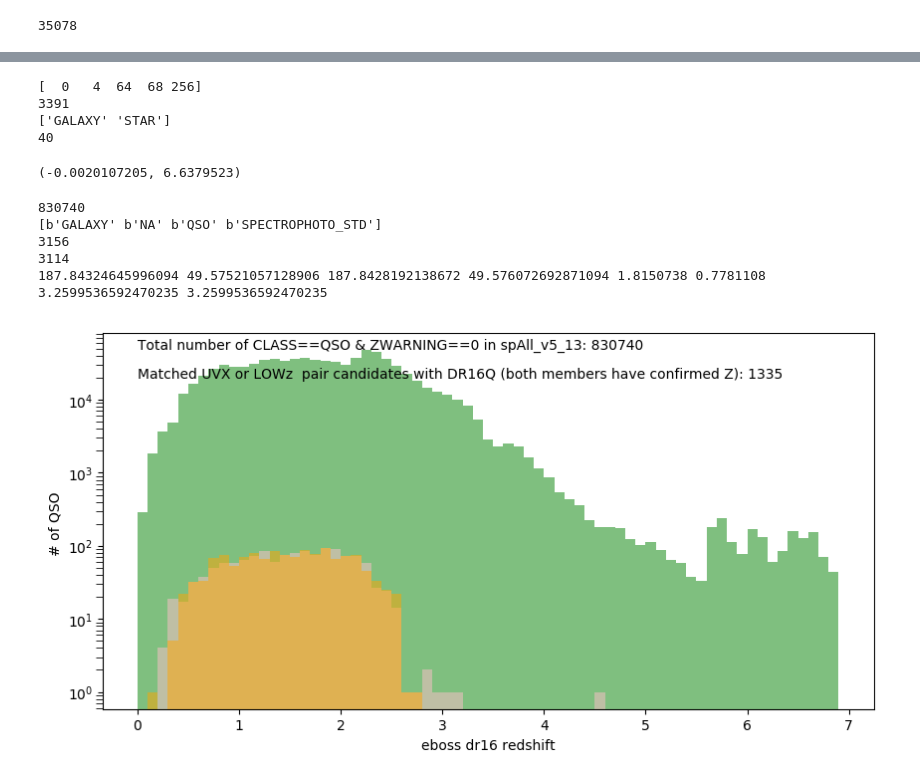
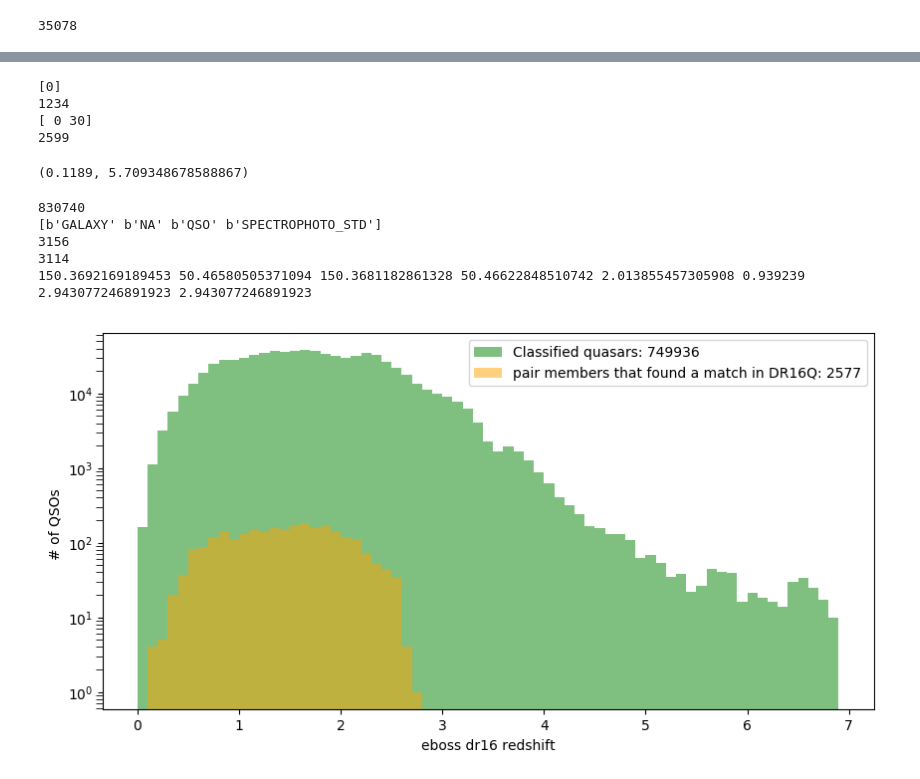
Before and after one commit to Srheft/HOD, a Jupyter notebook: cls_nb/KDE_eboss_closepairs.ipynb, the cells around one changed output, grey strips where cells are left out. Saved outputs shown, nothing was run; the diff lists cells and outputs as text; code cells hidden in the pictures.

```diff
--- a/cls_nb/KDE_eboss_closepairs.ipynb
+++ b/cls_nb/KDE_eboss_closepairs.ipynb
@@ -55,12 +99,12 @@ from astrometry.libkd import spherematch
 radius_in_deg = 2.9/3600.
 
 ### without limiting
+a = a[(a['GMAG2']<20.85) & (a['GMAG1'] < 20.85)] # 10054
+dq = d[qso]
 
-a = a[(a['GMAG2']<20.85) & (a['GMAG1'] < 20.85)]
+(m1,m2,distance1) = spherematch.match_radec(a['RA1'], a['DEC1'], dq['RA'], dq['DEC'], radius_in_deg,nearest=True,notself=True)
 
-(m1,m2,distance1) = spherematch.match_radec(a['RA1'], a['DEC1'], d['RA'], d['DEC'], radius_in_deg,nearest=True,notself=True)
-
-(m12,m22,distance2) = spherematch.match_radec(a['RA2'], a['DEC2'], d['RA'], d['DEC'], radius_in_deg,nearest=True,notself=True)
+(m12,m22,distance2) = spherematch.match_radec(a['RA2'], a['DEC2'], dq['RA'], dq['DEC'], radius_in_deg,nearest=True,notself=True)
 
 print(len(m1),len(m12))
 
@@ -99,7 +143,10 @@ for p in range(len(a)):
 
                 same_catch +=1
 
-            elif all((d['CLASS'][m2[w1][0]] == 'QSO') & (d['ZWARNING'][m2[w1][0]] == 0) & (d['CLASS'][m22[w12][0]] == 'QSO') & (d['ZWARNING'][m22[w12][0]] == 0) ):
+            #elif all((d['CLASS'][m2[w1][0]] == 'QSO') & (d['ZWARNING'][m2[w1][0]] == 0) & (d['CLASS'][m22[w12][0]] == 'QSO') & (d['ZWARNING'][m22[w12][0]] == 0) ):
+            elif all((dq['CLASS_PERSON'][m2[w1][0]] ==3) | (dq['CLASS_PERSON'][m2[w1][0]] ==0) & (dq['ZWARN_PCA'][m2[w1][0]] == 0) \
+                     & (dq['CLASS_PERSON'][m22[w12][0]] == 3) | (dq['CLASS_PERSON'][m22[w12][0]] == 0) & (dq['ZWARN_PCA'][m22[w12][0]] == 0) ):
+
 
                 good_catch +=1
                 goodind1.append(m1[w1][0])
@@ -107,12 +154,14 @@ for p in range(len(a)):
                 zind1.append(m2[w1][0])
                 zind2.append(m22[w12][0])
 
-            elif all((d['CLASS'][m2[w1][0]] != 'QSO') | (d['ZWARNING'][m2[w1][0]] > 0)):
+            #elif all((d['CLASS'][m2[w1][0]] != 'QSO') | (d['ZWARNING'][m2[w1][0]] > 0)):
+            elif all((dq['CLASS_PERSON'][m2[w1][0]] != 3) | (dq['ZWARN_PCA'][m2[w1][0]]> 0)):
 
                 q_NA_zind.append(m2[w1][0])
                 q_NA_flag.append(p)
 
-            elif  all((d['CLASS'][m22[w12][0]] != 'QSO') & (d['ZWARNING'][m22[w12][0]] > 0)):
+            #elif  all((d['CLASS'][m22[w12][0]] != 'QSO') & (d['ZWARNING'][m22[w12][0]] > 0)):
+            elif  all((dq['CLASS_PERSON'][m22[w12][0]] != 3) & (dq['ZWARN_PCA'][m22[w12][0]] > 0)):
 
                 q_NA_zind.append(m22[w12][0])
                 q_NA_flag.append(p)
@@ -124,7 +173,8 @@ for p in range(len(a)):
 
         halfgood_catch += 1
 
-        if  (d['CLASS'][m22[w12][0]] == 'QSO') & (d['ZWARNING'][m22[w12][0]] == 0) :
+        #if  (d['CLASS'][m22[w12][0]] == 'QSO') & (d['ZWARNING'][m22[w12][0]] == 0) :
+        if   (dq['CLASS_PERSON'][m22[w12][0]] == 3) | (dq['CLASS_PERSON'][m22[w12][0]] == 0) & (dq['ZWARN_PCA'][m22[w12][0]] == 0) :
 
             q_NA_flag.append(p)   #### q_NA_flag stores ndices in KDE sample that didn't find a match in dr16 but their other memeber did
 
@@ -137,7 +187,8 @@ for p in range(len(a)):
 
             halfgood_catch += 1
 
-            if  (d['CLASS'][m2[w1][0]] == 'QSO') & (d['ZWARNING'][m2[w1][0]] == 0) :
+            #if  (d['CLASS'][m2[w1][0]] == 'QSO') & (d['ZWARNING'][m2[w1][0]] == 0) :
+            if  (dq['CLASS_PERSON'][m2[w1][0]] == 3) | (dq['CLASS_PERSON'][m2[w1][0]] == 0)  & (dq['ZWARN_PCA'][m2[w1][0]] == 0) :
 
                 q_NA_flag.append(p)
 
@@ -161,25 +212,39 @@ sanity check: 1335 1335
 # %%
 ### sanity check:  there shouldn't be any CLASS QSO with ZWARNING == 0
-ii = ((d['CLASS'][q_NA_zind]) =='QSO')
-print(np.unique(d[q_NA_zind][ii]['ZWARNING']))
+# ii = ((d['CLASS'][q_NA_zind]) =='QSO')
+# print(np.unique(d[q_NA_zind][ii]['ZWARNING']))
+# print(np.sum(ii))
+
+# ii = ((d['CLASS'][q_NA_zind]) !='QSO') &  ((d['ZWARNING'][q_NA_zind]) == 0)
+# print(np.unique(d[q_NA_zind][ii]['CLASS']))
+# print(np.sum(ii))
+# np.min(d['Z'][q_NA_zind]), np.max(d['Z'][q_NA_zind])
+
+
+
+##### OCT 2020
+ii = ((dq['CLASS_PERSON'][q_NA_zind]) ==3)
+print(np.unique(d[q_NA_zind][ii]['ZWARN_PCA']))
 print(np.sum(ii))
 
-ii = ((d['CLASS'][q_NA_zind]) !='QSO') &  ((d['ZWARNING'][q_NA_zind]) == 0)
-print(np.unique(d[q_NA_zind][ii]['CLASS']))
+ii = ((dq['CLASS_PERSON'][q_NA_zind]) !=3) &  (((dq['ZWARN_PCA'][q_NA_zind]) == 0) | ((dq['ZWARN_PCA'][q_NA_zind]) == 0))
+print(np.unique(dq[q_NA_zind][ii]['CLASS_PERSON']))
 print(np.sum(ii))
-np.min(d['Z'][q_NA_zind]), np.max(d['Z'][q_NA_zind])
+np.min(dq['Z'][q_NA_zind]), np.max(dq['Z'][q_NA_zind])
 # %% [output]
-[  0   4  64  68 256]
-3391
-['GALAXY' 'STAR']
-40
+[0]
+1234
+[ 0 30]
+2599
-(-0.0020107205, 6.6379523)
+(0.1189, 5.709348678588867)
 # %%
 ### match this with DR16Q catalog
 from astrometry.util.starutil_numpy import *
 from astrometry.libkd import spherematch
 
-t,h = fitsio.read(path+'dr16Q_from_spAllv5_13_0.fits',header=True)
+#t,h = fitsio.read(path+'dr16Q_from_spAllv5_13_0.fits',header=True)
+
+t,h = fitsio.read(path+'mydr16Q_from_DR16Q_v4.fits',header=True)
 print(len(t))
 print(np.unique(t['OBJTYPE']))
 ra = t['RA']
@@ -197,29 +262,29 @@ print(len(m12))
 ### Sanity check: a['SEP'][goodind1[i]] and a['SEP'][goodind2[i]] has to be indentical
 i=0
 print(a['RA1'][goodind1[i]],a['DEC1'][goodind1[i]],a['RA2'][goodind2[i]],\
-      a['DEC2'][goodind2[i]],d['Z'][zind1[i]],d['Z'][zind2[i]], a['SEP'][goodind1[i]],a['SEP'][goodind2[i]])
+      a['DEC2'][goodind2[i]],dq['Z'][zind1[i]],dq['Z'][zind2[i]], a['SEP'][goodind1[i]],a['SEP'][goodind2[i]])
 # %% [output]
 830740
 [b'GALAXY' b'NA' b'QSO' b'SPECTROPHOTO_STD']
 3156
 3114
-187.84324645996094 49.57521057128906 187.8428192138672 49.576072692871094 1.8150738 0.7781108 3.2599536592470235 3.2599536592470235
+150.3692169189453 50.46580505371094 150.3681182861328 50.46622848510742 2.013855457305908 0.939239 2.943077246891923 2.943077246891923
 # %%
 fig = plt.figure(figsize=(10, 5), dpi=100)
 
 plt.hist(t['Z'], bins= np.arange(0,7,0.1),alpha=0.5,color='green')  # `density=False` would make counts
-plt.hist(d['Z'][zind2], bins= np.arange(0,7,0.1),alpha=0.5,color='pink')  # `density=False` would make counts
-plt.hist(d['Z'][zind1], bins= np.arange(0,7,0.1),alpha=0.5,color='orange')  # `density=False` would make counts
-
+# plt.hist(dq['Z'][zind2], bins= np.arange(0,7,0.1),alpha=0.5,color='pink')  # `density=False` would make counts
+plt.hist(dq['Z'][zind1], bins= np.arange(0,7,0.1),alpha=0.5,color='orange')  # `density=False` would make counts
 plt.xlabel('eboss dr16 redshift')
-plt.ylabel('# of QSO ')
+plt.ylabel('# of QSOs ')
 plt.yscale('log')
+plt.legend(['Classified quasars: '+str(len(t)),'pair members that found a match in DR16Q: '+str(good_catch)])
 plt.tick_params(which='minor', length=5)
-plt.text(0.,0.5e5,'Total number of CLASS==QSO & ZWARNING==0 in spAll_v5_13: '+str(len(t)))
-plt.text(0.,0.2e5,'Matched UVX or LOWz  pair candidates with DR16Q (both members have confirmed Z): '+str(good_catch))
+# plt.text(0.,0.3e4,'Classified quasars with ZWARN_PCA==0 in DR16_v4: '+str(len(t)))
+# plt.text(0.,0.1e4,'Matched UVX or LOWz pair candidates with DR16Q (both members have confirmed redshift): '+str(good_catch))
 plt.savefig(path+'z_dist_pairs_dr16.png')
 # %% [output]
-[figure, old version]
+[figure, new version]
 # %%
 from astropy.cosmology import FlatLambdaCDM
 from math import sqrt, pi
```
Also changed, not shown: parts of 9 cells of this notebook.
